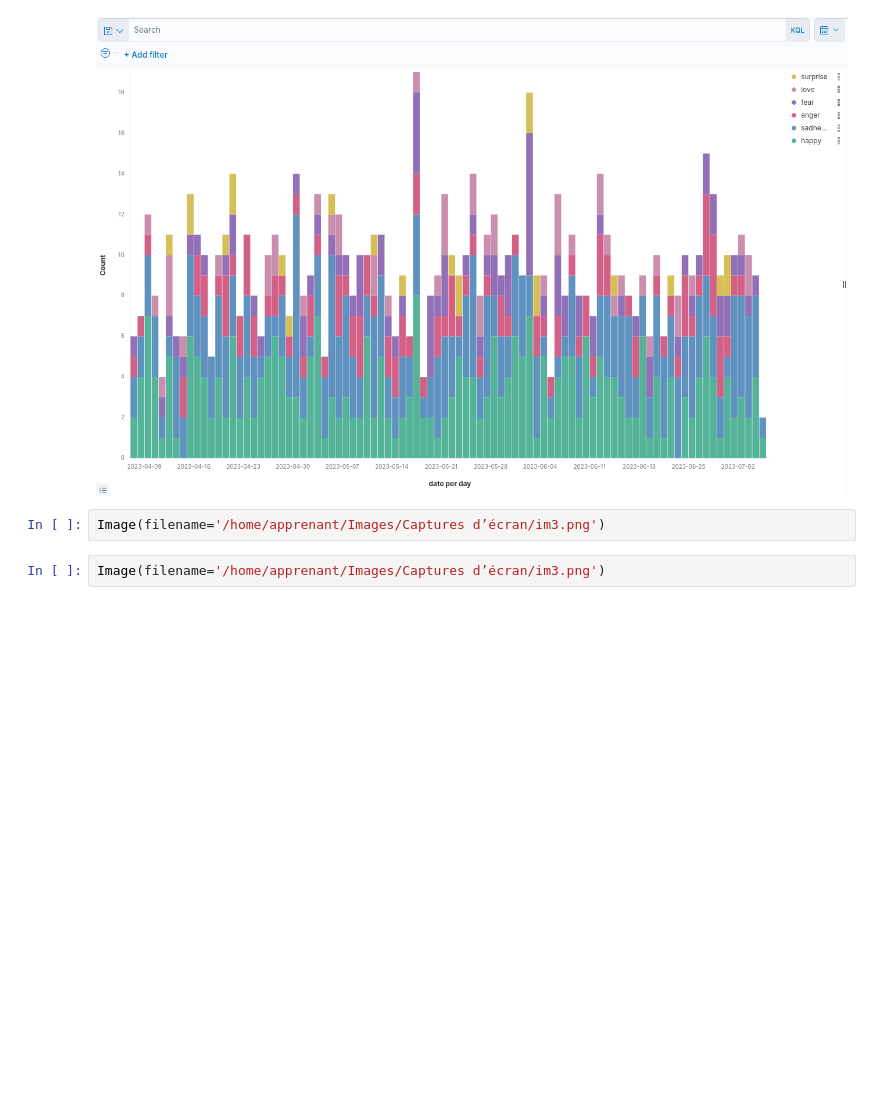
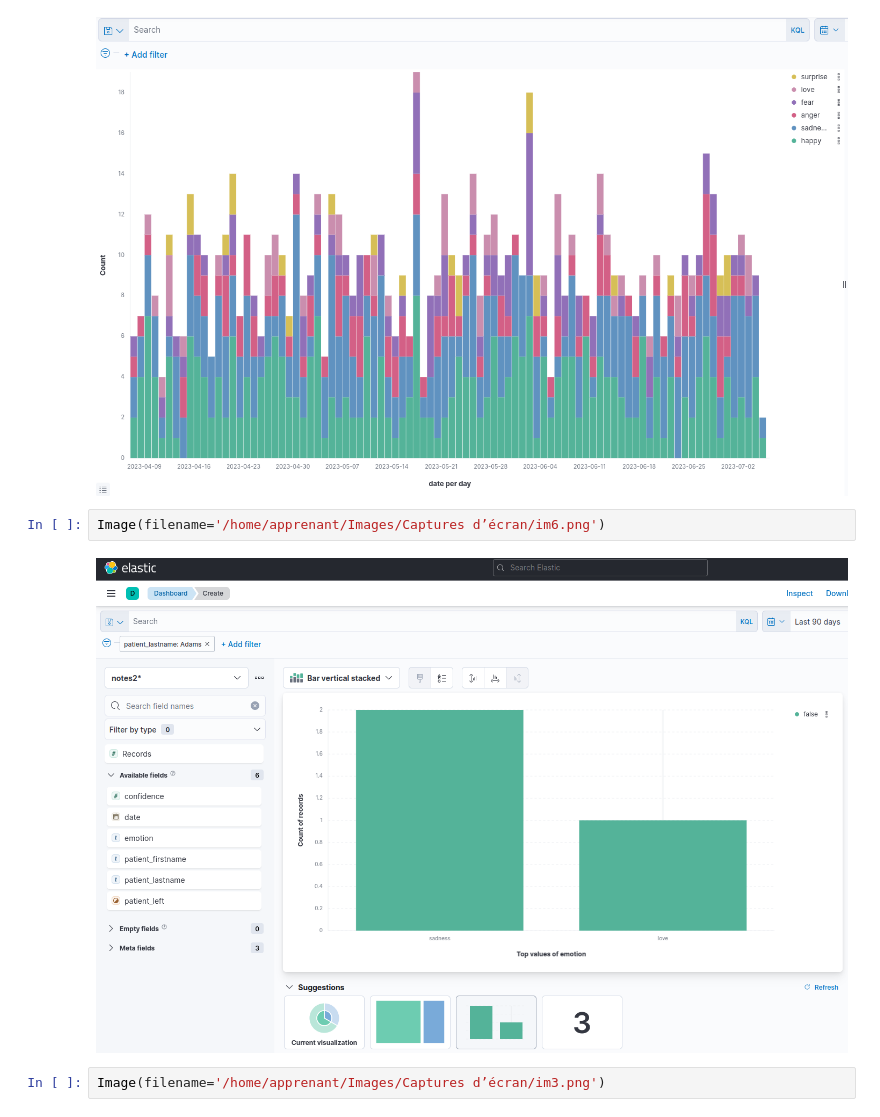
Before and after one commit to RolaMmss/R-aliser-un-site-de-suivi-de-patients-pour-un-psychologue, a Jupyter notebook: src/06-Kibana.ipynb, the cells around one changed output. Drawn from its saved outputs; the diff is of its cells as text; blank space fills up the shorter version.

```diff
--- a/src/06-Kibana.ipynb
+++ b/src/06-Kibana.ipynb
@@ -36,7 +36,9 @@ Image(filename='/home/apprenant/Images/Captures d’écran/im4.png')
 Image(filename='/home/apprenant/Images/Captures d’écran/im5.png')
 # %% [output]
 [figure]
+# %%
+Image(filename='/home/apprenant/Images/Captures d’écran/im6.png')
+# %% [output]
+[figure, added]
 # %%
 Image(filename='/home/apprenant/Images/Captures d’écran/im3.png')
-# %%
-Image(filename='/home/apprenant/Images/Captures d’écran/im3.png')
```
Also changed, not shown: 3 other files.
